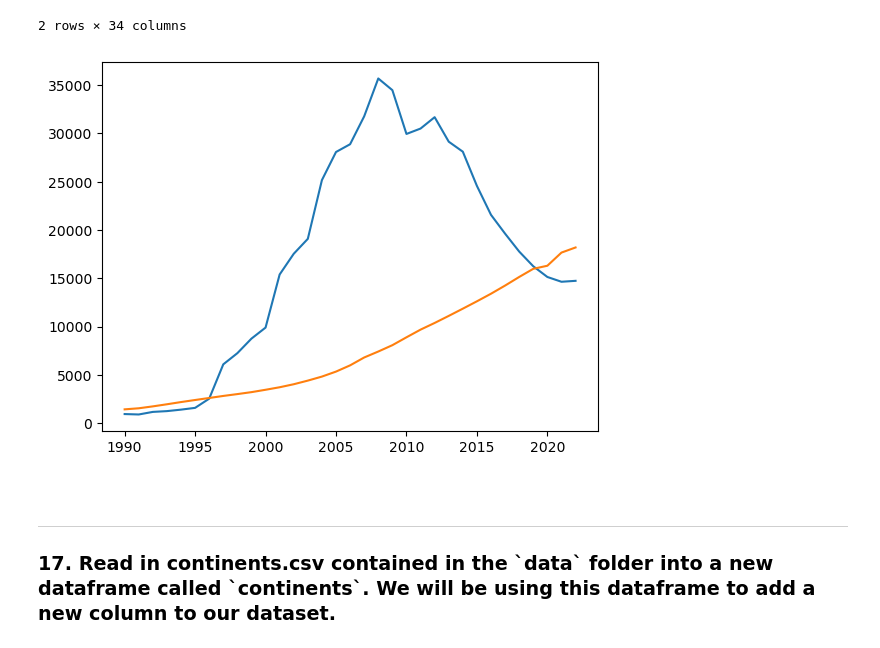
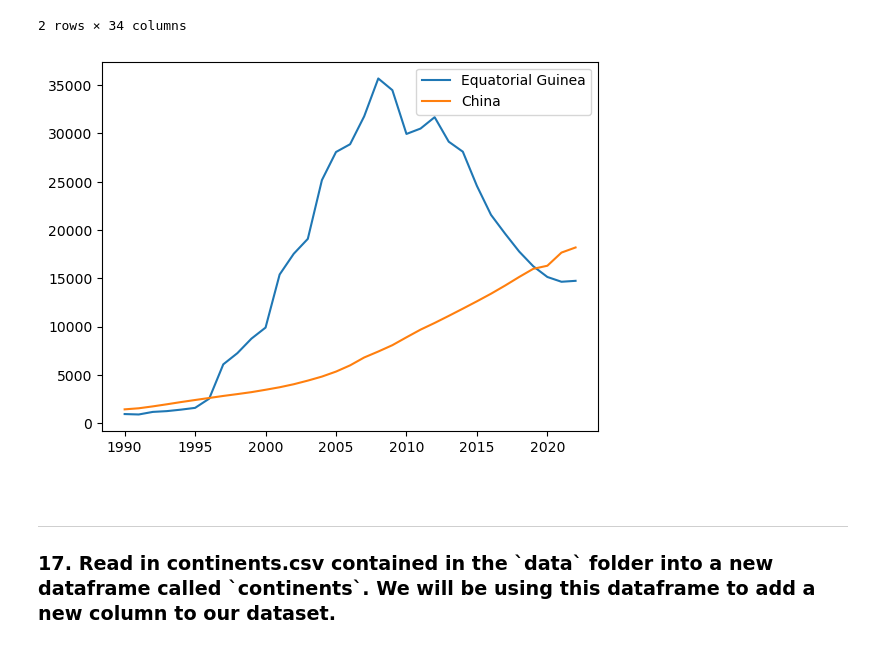
Before and after one commit to nss-data-science-cohort-8/un-exploration-GetGubbz, a Jupyter notebook: UN_Data_Exploration.ipynb, the cells around one changed output. Drawn from its saved outputs; the diff is of its cells as text; code cells hidden in the pictures.

```diff
--- a/UN_Data_Exploration.ipynb
+++ b/UN_Data_Exploration.ipynb
@@ -337,11 +317,12 @@ gdp_pivoted.sort_values('Percent_Change', ascending = False).head(2)
 # %%
 E_G = gdp_df.loc[gdp_df['Country'] == 'Equatorial Guinea']
 China = gdp_df.loc[gdp_df['Country'] == 'China']
-plt.plot(E_G['Year'], E_G['GDP_Per_Capita'])
-plt.plot(China['Year'], China['GDP_Per_Capita'])
+plt.plot(E_G['Year'], E_G['GDP_Per_Capita'], label = 'Equatorial Guinea')
+plt.plot(China['Year'], China['GDP_Per_Capita'], label = 'China')
+plt.legend()
 plt.show()
 # %% [output]
-[figure, old version]
+[figure, new version]
 # %% [markdown]
 <br>
 <hr/>
```
Also changed, not shown: parts of 56 cells of this notebook.
